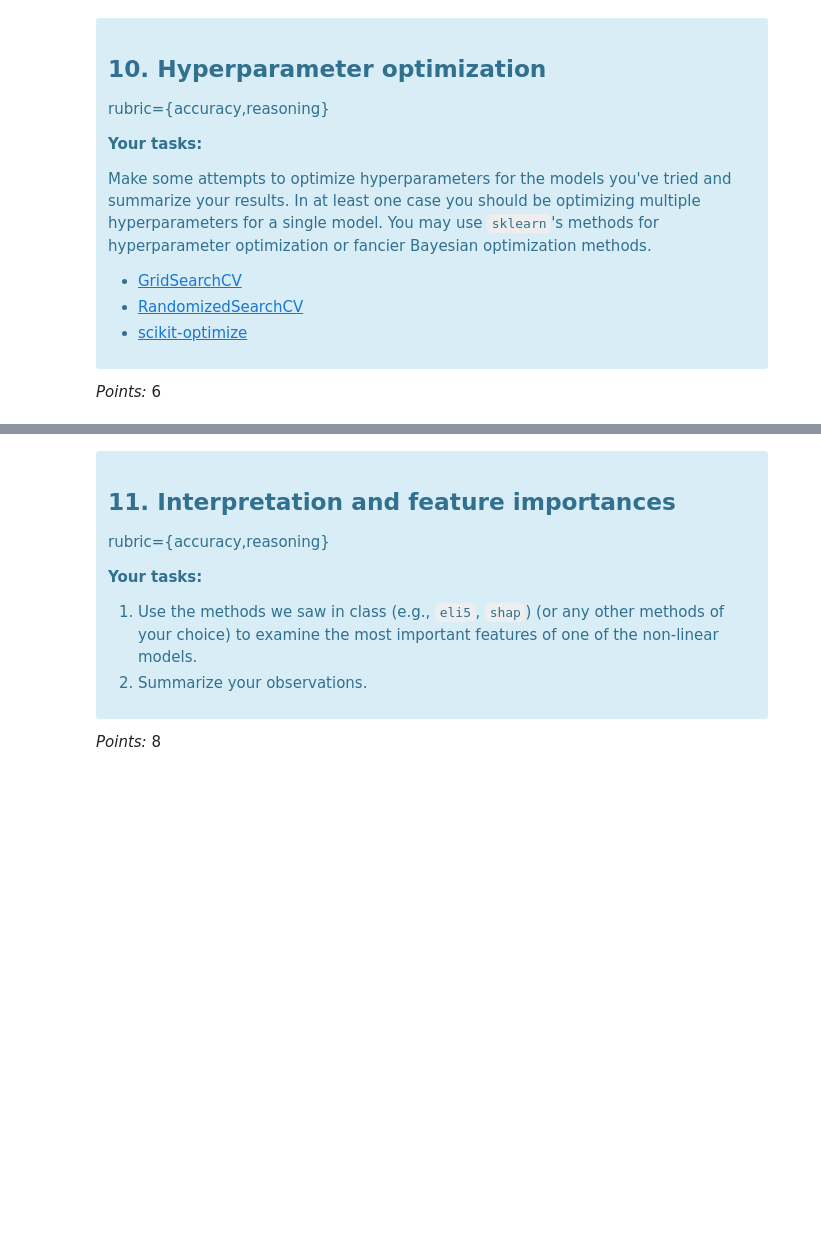
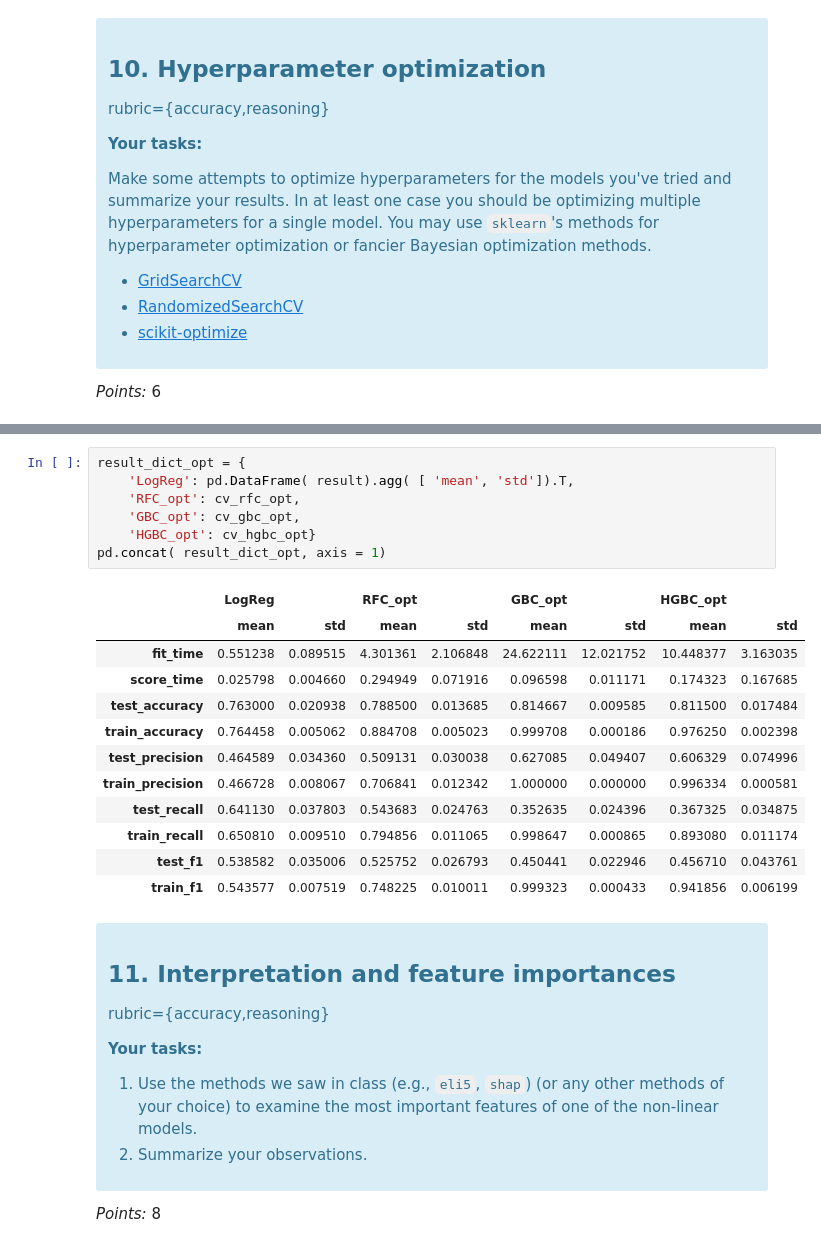
Before and after one commit to UBC-MDS/dsci573-lab4-auyeung-chan, a Jupyter notebook: lab4.ipynb, the cells around one changed output, grey strips where cells are left out. Drawn from its saved outputs; the diff is of its cells as text; blank space fills up the shorter version.

```diff
--- a/lab4.ipynb
+++ b/lab4.ipynb
@@ -536,3 +613,23 @@ search_hgbc.fit( X_train, y_train)
+# %%
+result_dict_opt = {
+    'LogReg': pd.DataFrame( result).agg( [ 'mean', 'std']).T,
+    'RFC_opt': cv_rfc_opt,
+    'GBC_opt': cv_gbc_opt,
+    'HGBC_opt': cv_hgbc_opt}
+pd.concat( result_dict_opt, axis = 1)
+# %% [output]
+|  | LogReg |  | RFC_opt |  | GBC_opt |  | HGBC_opt |  |
+|  | mean | std | mean | std | mean | std | mean | std |
+| fit_time | 0.551238 | 0.089515 | 4.301361 | 2.106848 | 24.622111 | 12.021752 | 10.448377 | 3.163035 |
+| score_time | 0.025798 | 0.004660 | 0.294949 | 0.071916 | 0.096598 | 0.011171 | 0.174323 | 0.167685 |
+| test_accuracy | 0.763000 | 0.020938 | 0.788500 | 0.013685 | 0.814667 | 0.009585 | 0.811500 | 0.017484 |
+| train_accuracy | 0.764458 | 0.005062 | 0.884708 | 0.005023 | 0.999708 | 0.000186 | 0.976250 | 0.002398 |
+| test_precision | 0.464589 | 0.034360 | 0.509131 | 0.030038 | 0.627085 | 0.049407 | 0.606329 | 0.074996 |
+| train_precision | 0.466728 | 0.008067 | 0.706841 | 0.012342 | 1.000000 | 0.000000 | 0.996334 | 0.000581 |
+| test_recall | 0.641130 | 0.037803 | 0.543683 | 0.024763 | 0.352635 | 0.024396 | 0.367325 | 0.034875 |
+| train_recall | 0.650810 | 0.009510 | 0.794856 | 0.011065 | 0.998647 | 0.000865 | 0.893080 | 0.011174 |
+| test_f1 | 0.538582 | 0.035006 | 0.525752 | 0.026793 | 0.450441 | 0.022946 | 0.456710 | 0.043761 |
+| train_f1 | 0.543577 | 0.007519 | 0.748225 | 0.010011 | 0.999323 | 0.000433 | 0.941856 | 0.006199 |
 # %% [markdown]
 <!-- END QUESTION -->
 
```
Also changed, not shown: parts of 19 cells of this notebook.
